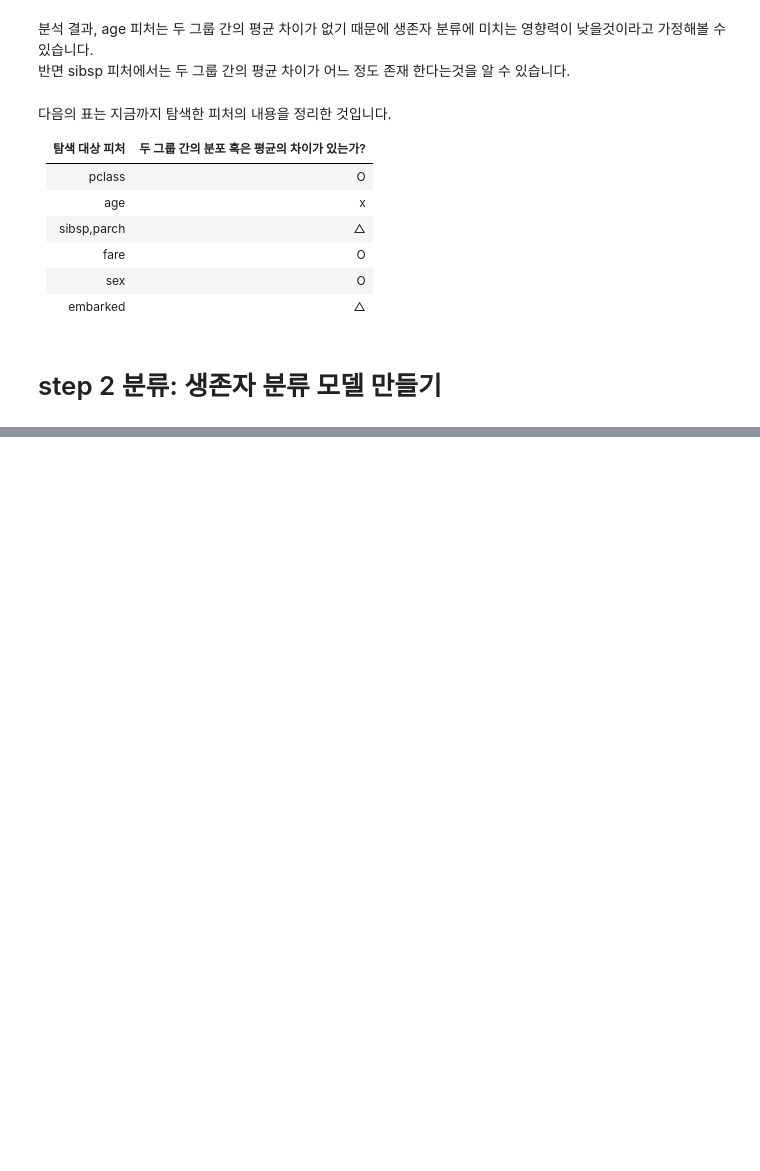
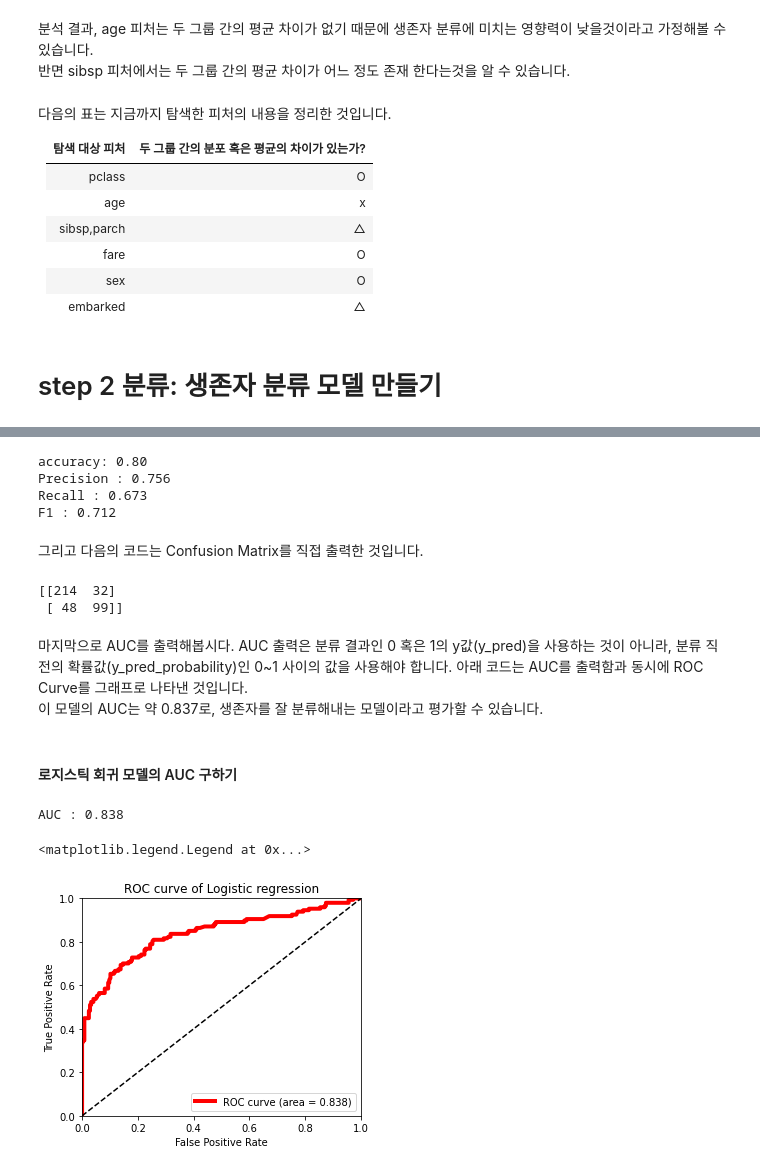
Before and after one commit to wntkdl94/python_data_analysis_study, a Jupyter notebook: Titanic_survivor.ipynb, the cells around one changed output, grey strips where cells are left out. Drawn from its saved outputs; the diff is of its cells as text; code cells hidden in the pictures; blank space fills up the shorter version.

```diff
--- a/Titanic_survivor.ipynb
+++ b/Titanic_survivor.ipynb
@@ -186,0 +238,15 @@ embarked | △
+# %%
+from sklearn.linear_model import LogisticRegression
+from sklearn.metrics import accuracy_score, precision_score, recall_score, f1_score
+
+# 데이터를 학습 데이터셋, 테스트 데이터셋으로 분리합니다.
+x_train, y_train = df_train.loc[:, df_train.columns != 'survived'].values, df_train['survived'].values
+x_test, y_test = df_test.loc[:, df_train.columns != 'survived'].values, df_test['survived'].values
+
+# 로지스틱 회귀 모델을 학습합니다.
+lr = LogisticRegression(random_state=0)
+lr.fit(x_train, y_train)
+
+# 학습한 모델의 테스트 데이터셋에 대한 예측 결과를 반환합니다.
+y_pred = lr.predict(x_test)
+y_pred_probability = lr.predict_proba(x_test)[:,1]
@@ -186,0 +277,49 @@ embarked | △
+# %%
+# 테스트 데이터셋에 대한 accuracy, precision, recall, f1 평가 지표를 각각 출력합니다.
+print("accuracy: %.2f" % accuracy_score(y_test, y_pred))
+print("Precision : %.3f" % precision_score(y_test, y_pred))
+print("Recall : %.3f" % recall_score(y_test, y_pred))
+print("F1 : %.3f" % f1_score(y_test, y_pred))
+# %% [output]
+accuracy: 0.80
+Precision : 0.756
+Recall : 0.673
+F1 : 0.712
+# %% [markdown]
+그리고 다음의 코드는 Confusion Matrix를 직접 출력한 것입니다.
+# %%
+from sklearn.metrics import confusion_matrix
+
+# Confusion Matrix를 출력합니다.
+confmat = confusion_matrix(y_true=y_test, y_pred=y_pred)
+print(confmat)
+# %% [output]
+[[214  32]
+ [ 48  99]]
+# %% [markdown]
+마지막으로 AUC를 출력해봅시다. AUC 출력은 분류 결과인 0 혹은 1의 y값(y_pred)을 사용하는 것이 아니라, 분류 직전의 확률값(y_pred_probability)인 0~1 사이의 값을 사용해야 합니다. 아래 코드는 AUC를 출력함과 동시에 ROC Curve를 그래프로 나타낸 것입니다.
+이 모델의 AUC는 약 0.837로, 생존자를 잘 분류해내는 모델이라고 평가할 수 있습니다.
+# %% [markdown]
+#### 로지스틱 회귀 모델의 AUC 구하기
+# %%
+from sklearn.metrics import roc_curve, roc_auc_score
+
+# AUC (Area Under the Curve)를 계산하여 출력합니다.
+false_positive_rate, true_positive_rate, thresholds = roc_curve(y_test, y_pred_probability)
+roc_auc = roc_auc_score(y_test, y_pred_probability)
+print("AUC : %.3f" % roc_auc)
+
+# ROC curve를 그래프로 출력합니다.
+plt.rcParams['figure.figsize'] = [5, 4]
+plt.plot(false_positive_rate, true_positive_rate, label='ROC curve (area = %0.3f)' % roc_auc, color='red', linewidth=4.0)
+plt.plot([0, 1], [0, 1], 'k--')
+plt.xlim([0.0, 1.0])
+plt.ylim([0.0, 1.0])
+plt.xlabel('False Positive Rate')
+plt.ylabel('True Positive Rate')
+plt.title('ROC curve of Logistic regression')
+plt.legend(loc="lower right")
+# %% [output]
+AUC : 0.838
+<matplotlib.legend.Legend at 0x...>
+[figure, added]
```
Also changed, not shown: parts of 47 cells of this notebook.
